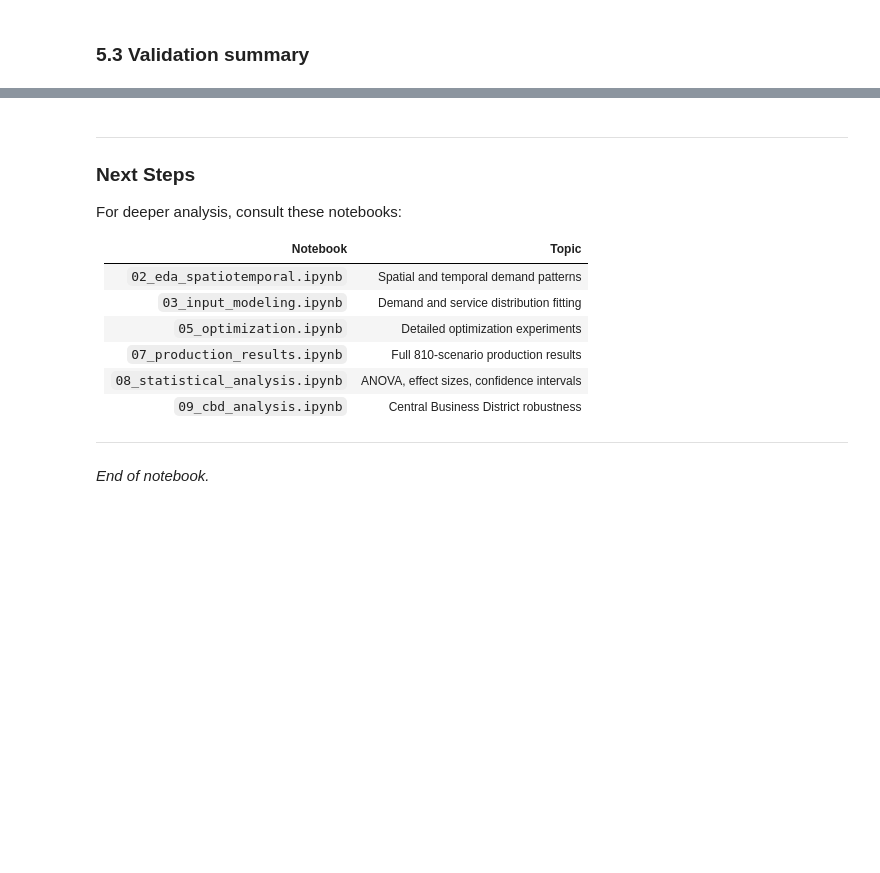
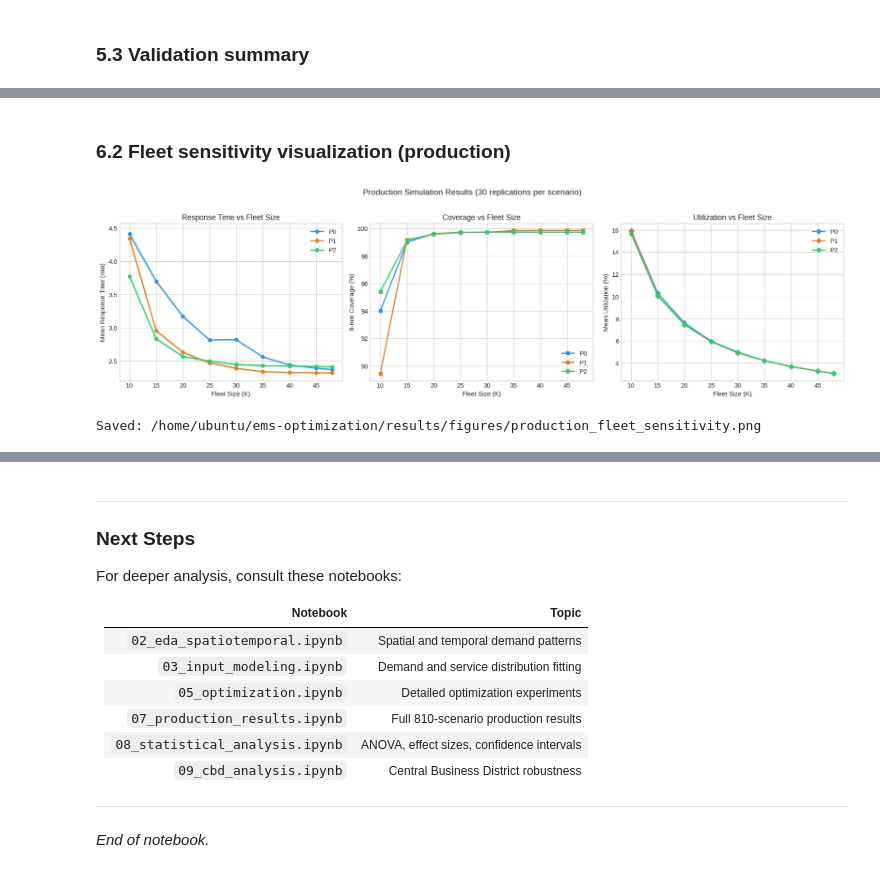
Before and after one commit to cnsp/ems-optimization, a Jupyter notebook: notebooks/01_end_to_end_workflow.ipynb, the cells around one changed output, grey strips where cells are left out. Drawn from its saved outputs; the diff is of its cells as text; code cells hidden in the pictures; blank space fills up the shorter version.

```diff
--- a/notebooks/01_end_to_end_workflow.ipynb
+++ b/notebooks/01_end_to_end_workflow.ipynb
@@ -774,0 +1020,52 @@ print('5. All verification and validation tests pass.')
+# %% [markdown]
+### 6.2 Fleet sensitivity visualization (production)
+# %%
+fig, axes = plt.subplots(1, 3, figsize=(18, 5))
+
+prod_colors = {'P0': '#3498db', 'P1': '#e67e22', 'P2': '#2ecc71'}
+
+# Mean response time
+ax = axes[0]
+for pid in ['P0', 'P1', 'P2']:
+    sub = prod_agg[prod_agg['policy_clean'] == pid].sort_values('K')
+    if len(sub) == 0:
+        continue
+    ax.plot(sub['K'], sub['mean_rt'], 'o-', color=prod_colors[pid], label=pid, linewidth=2, markersize=6)
+    ax.fill_between(sub['K'], sub['ci_lo'], sub['ci_hi'], alpha=0.15, color=prod_colors[pid])
+ax.set_xlabel('Fleet Size (K)')
+ax.set_ylabel('Mean Response Time (min)')
+ax.set_title('Response Time vs Fleet Size')
+ax.legend()
+
+# Coverage
+ax = axes[1]
+for pid in ['P0', 'P1', 'P2']:
+    sub = prod_agg[prod_agg['policy_clean'] == pid].sort_values('K')
+    if len(sub) == 0:
+        continue
+    ax.plot(sub['K'], sub['coverage'] * 100, 's-', color=prod_colors[pid], label=pid, linewidth=2, markersize=6)
+ax.set_xlabel('Fleet Size (K)')
+ax.set_ylabel('8-min Coverage (%)')
+ax.set_title('Coverage vs Fleet Size')
+ax.legend()
+
+# Utilization
+ax = axes[2]
+for pid in ['P0', 'P1', 'P2']:
+    sub = prod_agg[prod_agg['policy_clean'] == pid].sort_values('K')
+    if len(sub) == 0:
+        continue
+    ax.plot(sub['K'], sub['mean_util'] * 100, 'D-', color=prod_colors[pid], label=pid, linewidth=2, markersize=6)
+ax.set_xlabel('Fleet Size (K)')
+ax.set_ylabel('Mean Utilization (%)')
+ax.set_title('Utilization vs Fleet Size')
+ax.legend()
+
+fig.suptitle('Production Simulation Results (30 replications per scenario)', fontsize=14, y=1.02)
+fig.tight_layout()
+fig.savefig(FIGURES_DIR / 'production_fleet_sensitivity.png', bbox_inches='tight', dpi=150)
+plt.show()
+print(f'Saved: {FIGURES_DIR / "production_fleet_sensitivity.png"}')
+# %% [output]
+[figure, added]
+Saved: /home/ubuntu/ems-optimization/results/figures/production_fleet_sensitivity.png
```
Also changed, not shown: parts of 63 cells of this notebook, 2 other files.
